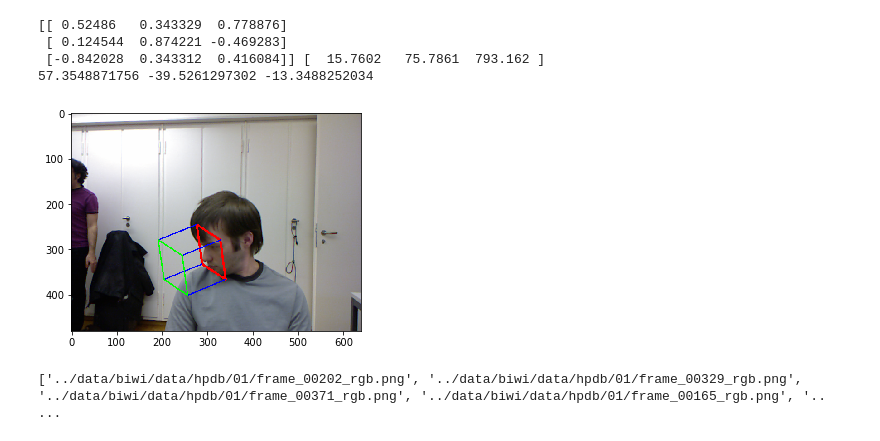
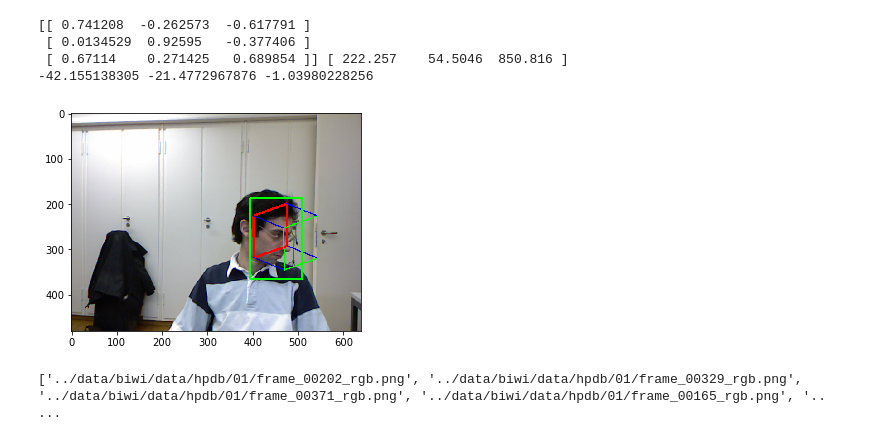
Before and after one commit to natanielruiz/deep-head-pose, a Jupyter notebook: practice/BIWI.ipynb, the cells around one changed output. Drawn from its saved outputs; the diff is of its cells as text; code cells hidden in the pictures.

```diff
--- a/practice/BIWI.ipynb
+++ b/practice/BIWI.ipynb
@@ -55,7 +55,7 @@ def plot_pose_cube(img, yaw, pitch, roll, tdx=None, tdy=None, size=150.):
 DATA_DIR = '../data/biwi/'
 # %%
 # img_name = '05/frame_00870'
-img_name = '10/frame_00580'
+img_name = '08/frame_00600'
 img_path = os.path.join(DATA_DIR, 'data/hpdb/' + img_name + '_rgb.png')
 pose_path = os.path.join(DATA_DIR, 'data/hpdb/' + img_name + '_pose.txt')
 img_name_list = img_name.split('/')
@@ -80,40 +80,40 @@ img = cv2.imread(img_path)
 pose_annot = open(pose_path, 'r')
 R = []
 for line in pose_annot:
     line = line.strip('\n').split(' ')
     l = []
     if line[0] != '':
         for nb in line:
             if nb == '':
                 continue
             l.append(float(nb))
         R.append(l)
 
 R = np.array(R)
 T = R[3,:]
 R = R[:3,:]
 print R, T
 pose_annot.close()
 
-roll = - np.arctan2(R[1][0], R[0][0]) * 180 / np.pi
+roll = -np.arctan2(R[1][0], R[0][0]) * 180 / np.pi
 yaw = np.arctan2(-R[2][0], np.sqrt(R[2][1] ** 2 + R[2][2] ** 2)) * 180 / np.pi
 pitch = -np.arctan2(R[2][1], R[2][2]) * 180 / np.pi
 
 print yaw, pitch, roll
 
 plot_pose_cube(img, yaw, pitch, roll, int((x_max + x_min)/2), int((y_max + y_min)/2), size = 100)
-# cv2.rectangle(img, (int(x_min), int(y_min)), (int(x_max), int(y_max)), (0,255,0), 4)
+cv2.rectangle(img, (int(x_min), int(y_min)), (int(x_max), int(y_max)), (0,255,0), 4)
 
 img = cv2.cvtColor(img, cv2.COLOR_RGB2BGR)
 
 plt.imshow(img)
 plt.show()
 # %% [output]
-[[ 0.52486   0.343329  0.778876]
- [ 0.124544  0.874221 -0.469283]
- [-0.842028  0.343312  0.416084]] [  15.7602   75.7861  793.162 ]
-57.3548871756 -39.5261297302 -13.3488252034
+[[ 0.741208  -0.262573  -0.617791 ]
+ [ 0.0134529  0.92595   -0.377406 ]
+ [ 0.67114    0.271425   0.689854 ]] [ 222.257    54.5046  850.816 ]
+-42.155138305 -21.4772967876 -1.03980228256
-[figure, old version]
+[figure, new version]
 # %%
 import glob
 image_list = glob.glob('../data/biwi/data/hpdb/01/*.png')
```
Also changed, not shown: 3 other files.
